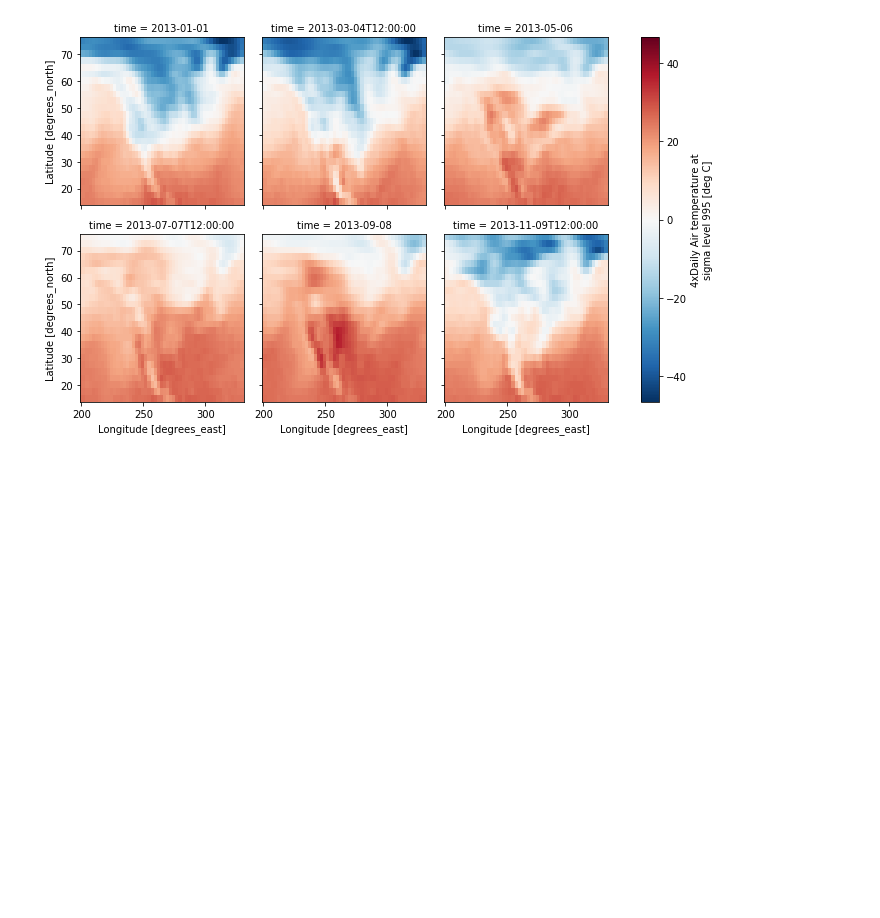
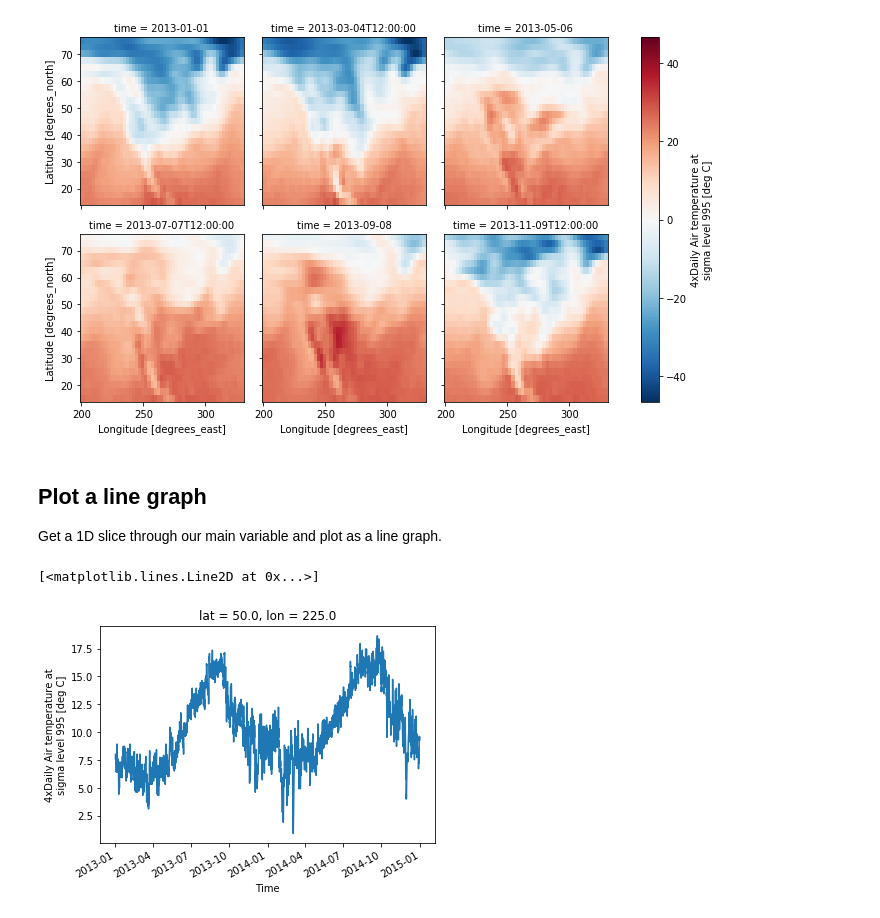
Before and after one commit to cedadev/ceda-notebooks, a Jupyter notebook: notebooks/read-and-plot-with-xarray.ipynb, the cells around one changed output. Drawn from its saved outputs; the diff is of its cells as text; code cells hidden in the pictures; blank space fills up the shorter version.

```diff
--- a/notebooks/read-and-plot-with-xarray.ipynb
+++ b/notebooks/read-and-plot-with-xarray.ipynb
@@ -31,3 +33,13 @@ t = air.isel(time=slice(0, 365 * 4, 250))
 g_simple = t.plot(x='lon', y='lat', col='time', col_wrap=3)
 # %% [output]
 [figure]
+# %% [markdown]
+## Plot a line graph
+
+Get a 1D slice through our main variable and plot as a line graph.
+# %%
+air1d = air.isel(lat=10, lon=10)
+air1d.plot()
+# %% [output]
+[<matplotlib.lines.Line2D at 0x...>]
+[figure, added]
```
Also changed, not shown: parts of 3 cells of this notebook.
